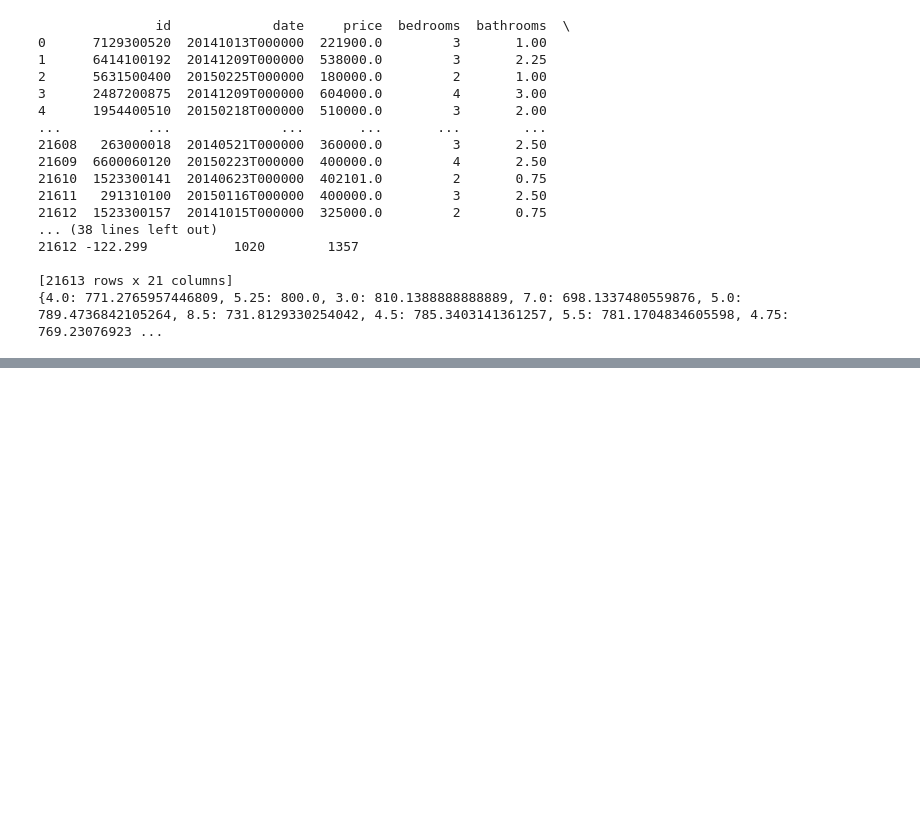
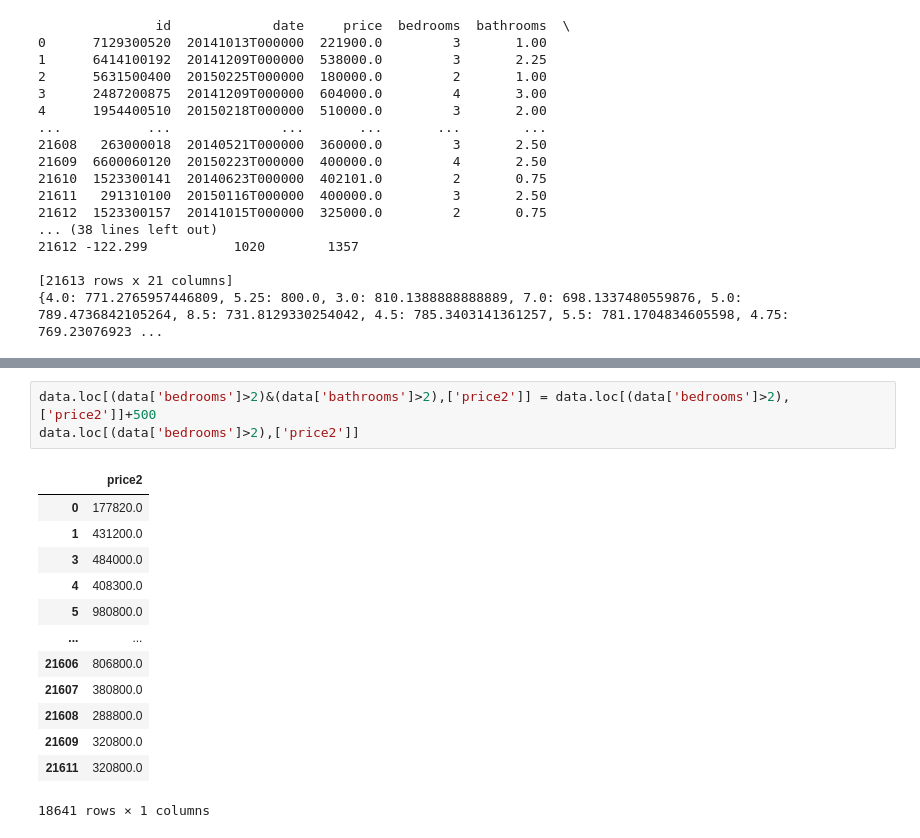
Before and after one commit to aubinthomas/Course, a Jupyter notebook: python_debutant/Corrections/source.py.ipynb, the cells around one changed output, grey strips where cells are left out. Cells and saved outputs as stored; diff of their text form; blank space fills up the shorter version.

```diff
--- a/python_debutant/Corrections/source.py.ipynb
+++ b/python_debutant/Corrections/source.py.ipynb
@@ -316,0 +362,17 @@ print(result)
+# %%
+data.loc[(data['bedrooms']>2)&(data['bathrooms']>2),['price2']] = data.loc[(data['bedrooms']>2),['price2']]+500
+data.loc[(data['bedrooms']>2),['price2']]
+# %% [output]
+|  | price2 |
+| 0 | 177820.0 |
+| 1 | 431200.0 |
+| 3 | 484000.0 |
+| 4 | 408300.0 |
+| 5 | 980800.0 |
+| ... | ... |
+| 21606 | 806800.0 |
+| 21607 | 380800.0 |
+| 21608 | 288800.0 |
+| 21609 | 320800.0 |
+| 21611 | 320800.0 |
+18641 rows × 1 columns
```
Also changed, not shown: parts of 7 cells of this notebook, 2 other files.
